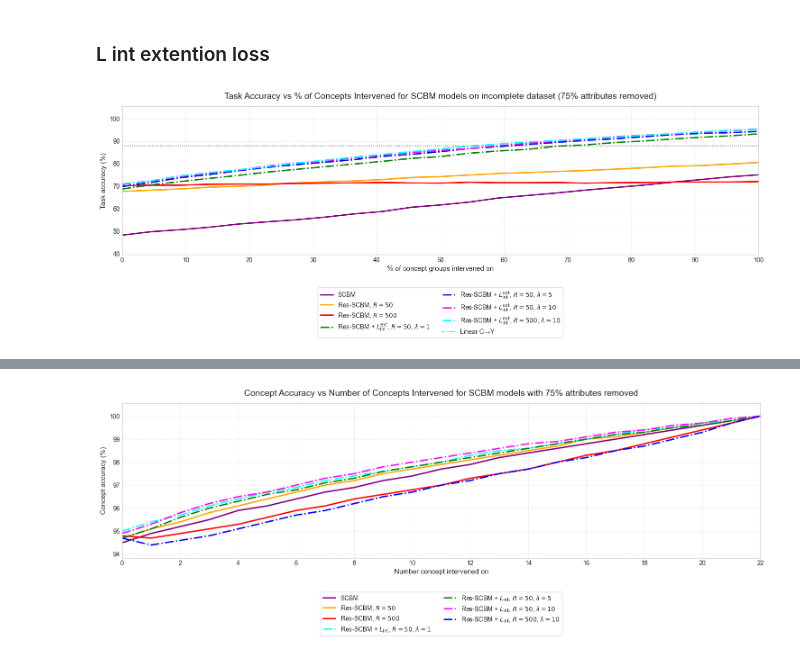
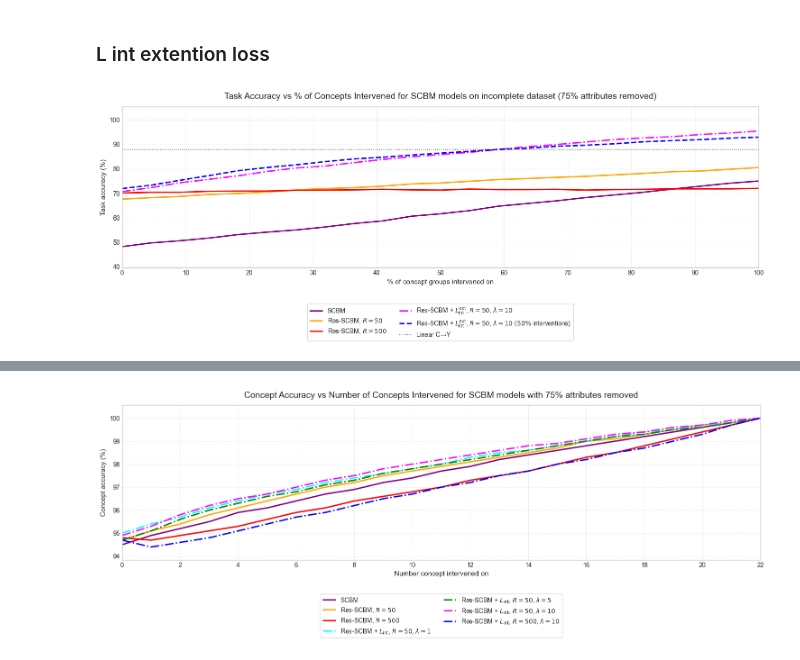
Before and after one commit to stephenmarcou/SCBM_implementation, a Jupyter notebook: results.ipynb, the cells around one changed output, grey strips where cells are left out. Saved outputs shown, nothing was run; the diff lists cells and outputs as text; code cells hidden in the pictures.

```diff
--- a/results.ipynb
+++ b/results.ipynb
@@ -1151,6 +1362,19 @@ model_dir_scbm_075_residual_50_L_int_extension_loss_5_fixed = "Mateo_025_fixed_e
 model_dir_scbm_075_residual_50_L_int_extension_loss_10_fixed = "Mateo_025_fixed_emp_perc_L_int_extension_loss_weight_10_2026-05-12_18-09-57_8a33c"
 model_dir_scbm_075_residual_500_L_int_extension_loss_10_fixed = "Mateo_025_fixed_emp_perc_vectorized_L_int_extension_loss_weight_10_2026-05-13_12-47-54_1f0d4"
 
+model_dir_scbm_075_residual_500_L_int_extension_loss_10_fixed_half_interventions = "half_interventions_L_int_extension_loss_weight_10_2026-05-31_18-06-59_31dae"
+model_dir_scbm_075_residual_50_L_int_extension_loss_10_fixed_half_interventions = "half_interventions_50_residuals_L_int_extension_loss_weight_10_2026-05-31_18-50-03_aa06b"
+
+
+(concepts_intervened_list_scbm_075_residual_500_L_int_extension_loss_10_fixed_half_interventions,
+y_accuracies_list_scbm_075_residual_500_L_int_extension_loss_10_fixed_half_interventions,
+c_accuracies_list_scbm_075_residual_500_L_int_extension_loss_10_fixed_half_interventions,
+c_auroc_list_scbm_075_residual_500_L_int_extension_loss_10_fixed_half_interventions) = extract_info_from_intervention_log(model_dir_scbm_075_residual_500_L_int_extension_loss_10_fixed_half_interventions, model_type="scbm_residual", return_c_auroc=True)
+
+(concepts_intervened_list_scbm_075_residual_50_L_int_extension_loss_10_fixed_half_interventions,
+y_accuracies_list_scbm_075_residual_50_L_int_extension_loss_10_fixed_half_interventions,
+c_accuracies_list_scbm_075_residual_50_L_int_extension_loss_10_fixed_half_interventions,
+c_auroc_list_scbm_075_residual_50_L_int_extension_loss_10_fixed_half_interventions) = extract_info_from_intervention_log(model_dir_scbm_075_residual_50_L_int_extension_loss_10_fixed_half_interventions, model_type="scbm_residual", return_c_auroc=True)
 
 (concepts_intervened_list_scbm_075_residual_500_L_int_extension_loss_10_fixed,
 y_accuracies_list_scbm_075_residual_500_L_int_extension_loss_10_fixed,
@@ -1209,10 +1433,12 @@ model_specs = [
     (r"SCBM", y_accuracies_list_scbm_075, "purple", "-"),
     (r"Res-SCBM, $R=50$", y_accuracies_list_scbm_075_residual_50, "orange", "-"),
     (r"Res-SCBM, $R=500$", y_accuracies_list_scbm_075_residual_500, "red", "-"),
-    (r"Res-SCBM + $L_{\mathrm{int}}^{\mathrm{ext}}$, $R=50$, $\lambda=1$", y_accuracies_list_scbm_075_residual_50_L_int_extension_loss_1_fixed, "green", "-."),
-    (r"Res-SCBM + $L_{\mathrm{int}}^{\mathrm{ext}}$, $R=50$, $\lambda=5$", y_accuracies_list_scbm_075_residual_50_L_int_extension_loss_5_fixed, "blue", "-."),
+    #(r"Res-SCBM + $L_{\mathrm{int}}^{\mathrm{ext}}$, $R=50$, $\lambda=1$", y_accuracies_list_scbm_075_residual_50_L_int_extension_loss_1_fixed, "green", "-."),
+    #(r"Res-SCBM + $L_{\mathrm{int}}^{\mathrm{ext}}$, $R=50$, $\lambda=5$", y_accuracies_list_scbm_075_residual_50_L_int_extension_loss_5_fixed, "blue", "-."),
     (r"Res-SCBM + $L_{\mathrm{int}}^{\mathrm{ext}}$, $R=50$, $\lambda=10$", y_accuracies_list_scbm_075_residual_50_L_int_extension_loss_10_fixed, "magenta", "-."),
-    (r"Res-SCBM + $L_{\mathrm{int}}^{\mathrm{ext}}$, $R=500$, $\lambda=10$", y_accuracies_list_scbm_075_residual_500_L_int_extension_loss_10_fixed, "cyan", "-."),
+    #(r"Res-SCBM + $L_{\mathrm{int}}^{\mathrm{ext}}$, $R=500$, $\lambda=10$", y_accuracies_list_scbm_075_residual_500_L_int_extension_loss_10_fixed, "cyan", "-."),
+    #(r"Res-SCBM + $L_{\mathrm{int}}^{\mathrm{ext}}$, $R=500$, $\lambda=10\ (50\%$ interventions)", y_accuracies_list_scbm_075_residual_500_L_int_extension_loss_10_fixed_half_interventions, "cyan", "--"),
+    (r"Res-SCBM + $L_{\mathrm{int}}^{\mathrm{ext}}$, $R=50$, $\lambda=10\ (50\%$ interventions)", y_accuracies_list_scbm_075_residual_50_L_int_extension_loss_10_fixed_half_interventions, "blue", "--"),
 ]
 
 for label, y_values, color, linestyle in model_specs:
@@ -1251,34 +1477,34 @@ ax.set_title(
     fontsize=14,
     pad=12,
 )
 ax.set_xlabel("% of concept groups intervened on", fontsize=11)
 ax.set_ylabel("Task accuracy (%)", fontsize=11)
 ax.xaxis.set_major_locator(MaxNLocator(integer=True, prune=None, nbins=11))
 ax.set_xlim(0, 100)
 
 
 
 y_min = 45
 
 y_max = 100
 
 
 
 pad = max((y_max - y_min) * 0.1, 0.5)
 ax.set_ylim(y_min - pad, y_max + pad)
 
 ax.grid(True, which="major", linestyle="--", alpha=0.45)
 ax.legend(
     loc="upper center",
     bbox_to_anchor=(0.5, -0.2),
     ncol=2,  # spread across columns
     frameon=True
 )
 fig.tight_layout()
 fig.savefig("plots/extension_L_int_loss.png", dpi=300, bbox_inches="tight")
 plt.show()
 # %% [output]
-[figure, old version]
+[figure, new version]
 # %%
 df_dict = {
     "Model": [
```
Also changed, not shown: parts of 10 cells of this notebook, 7 other files.
